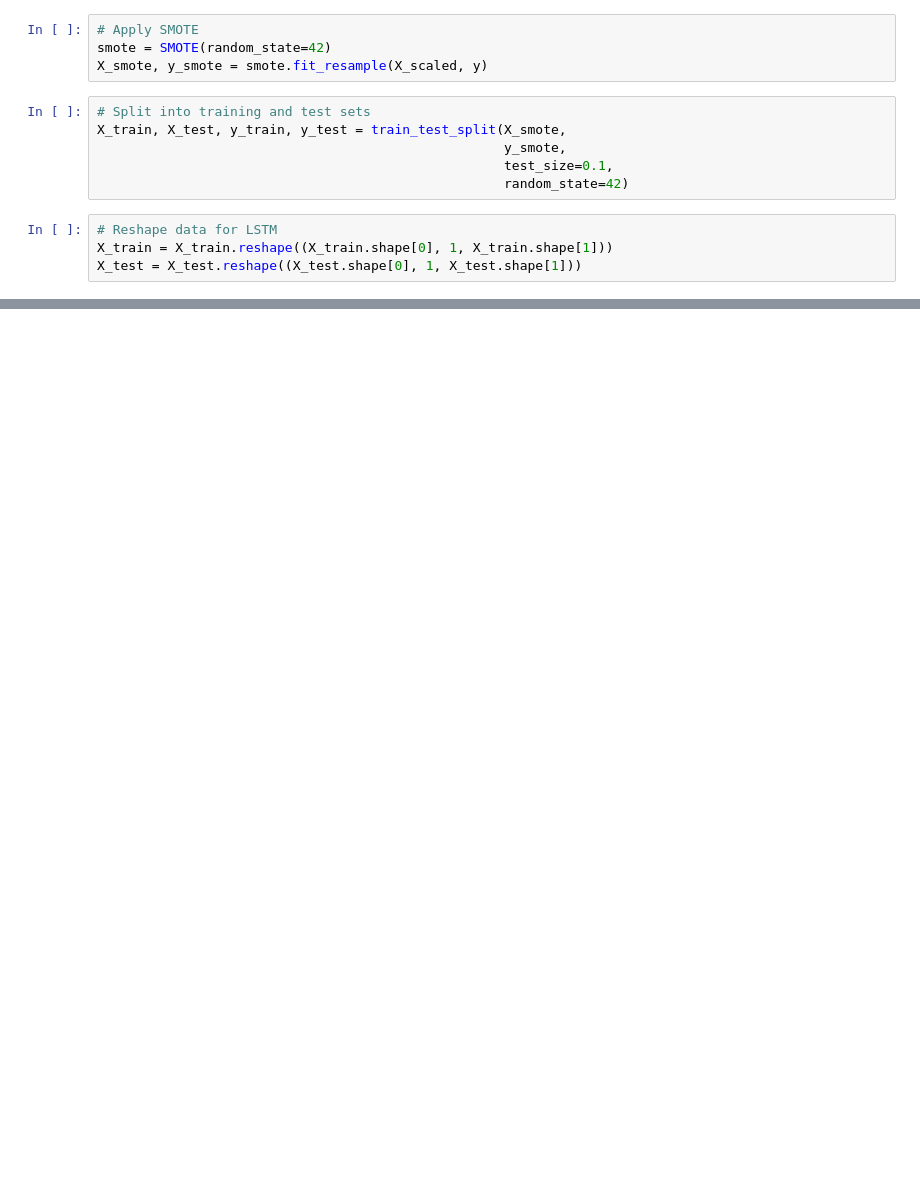
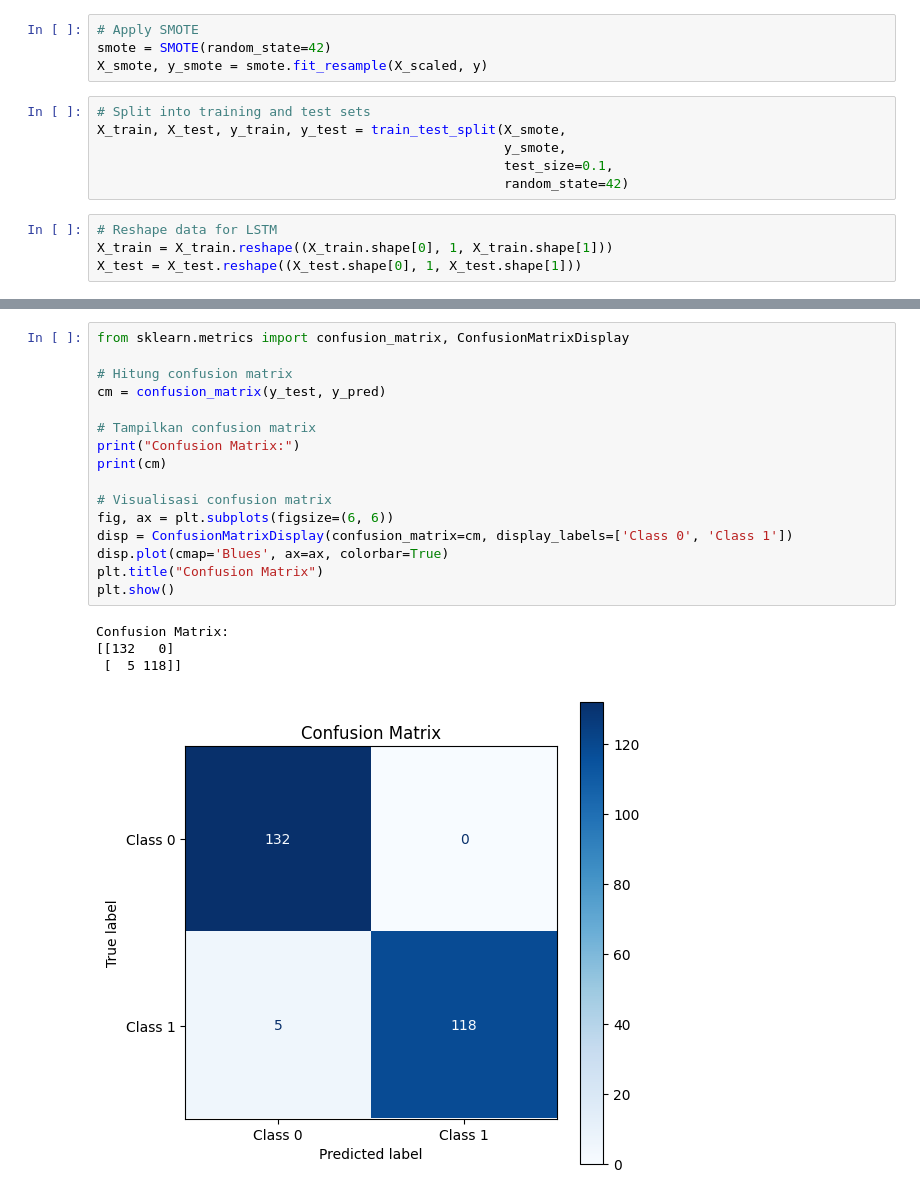
Before and after one commit to rafiilham91/prediksi-diabetes-skripsi, a Jupyter notebook: Prediksi Diabetes.ipynb, the cells around one changed output, grey strips where cells are left out. Saved outputs shown, nothing was run; the diff lists cells and outputs as text; blank space fills up the shorter version.

```diff
--- a/Prediksi Diabetes.ipynb
+++ b/Prediksi Diabetes.ipynb
@@ -221,3 +237,24 @@ Root Mean Squared Error (RMSE): 0.089333101499243
+# %%
+from sklearn.metrics import confusion_matrix, ConfusionMatrixDisplay
+
+# Hitung confusion matrix
+cm = confusion_matrix(y_test, y_pred)
+
+# Tampilkan confusion matrix
+print("Confusion Matrix:")
+print(cm)
+
+# Visualisasi confusion matrix
+fig, ax = plt.subplots(figsize=(6, 6))
+disp = ConfusionMatrixDisplay(confusion_matrix=cm, display_labels=['Class 0', 'Class 1'])
+disp.plot(cmap='Blues', ax=ax, colorbar=True)
+plt.title("Confusion Matrix")
+plt.show()
+# %% [output]
+Confusion Matrix:
+[[132   0]
+ [  5 118]]
+[figure, added]
 # %%
 # Misalkan data baru dalam bentuk array atau dataframe
 new_data = np.array([[39, 1, 0, 0, 0, 92, 23.07, 90, 106]])
```
Also changed, not shown: parts of 12 cells of this notebook, 1 other file.
